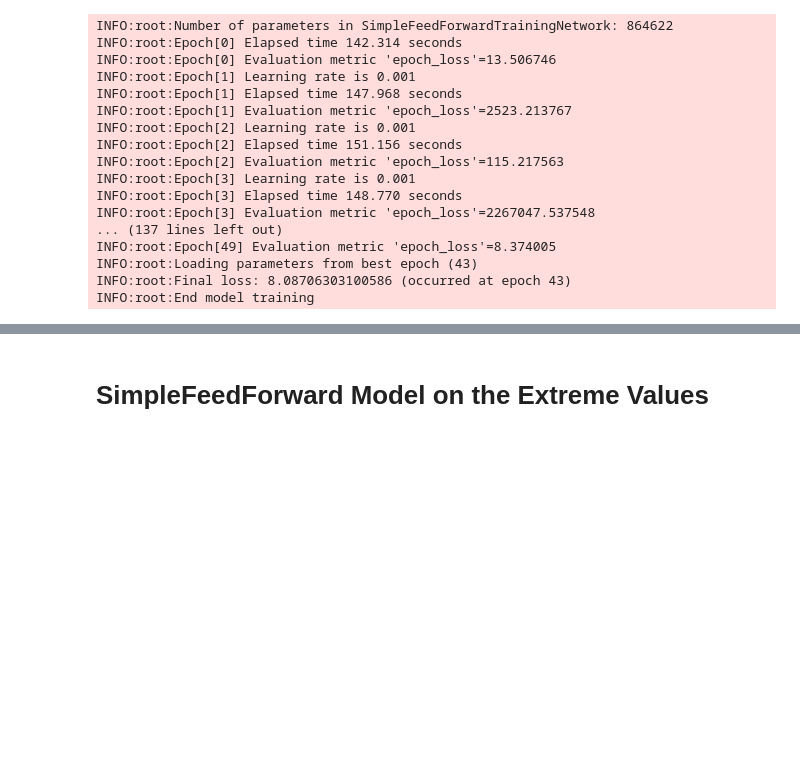
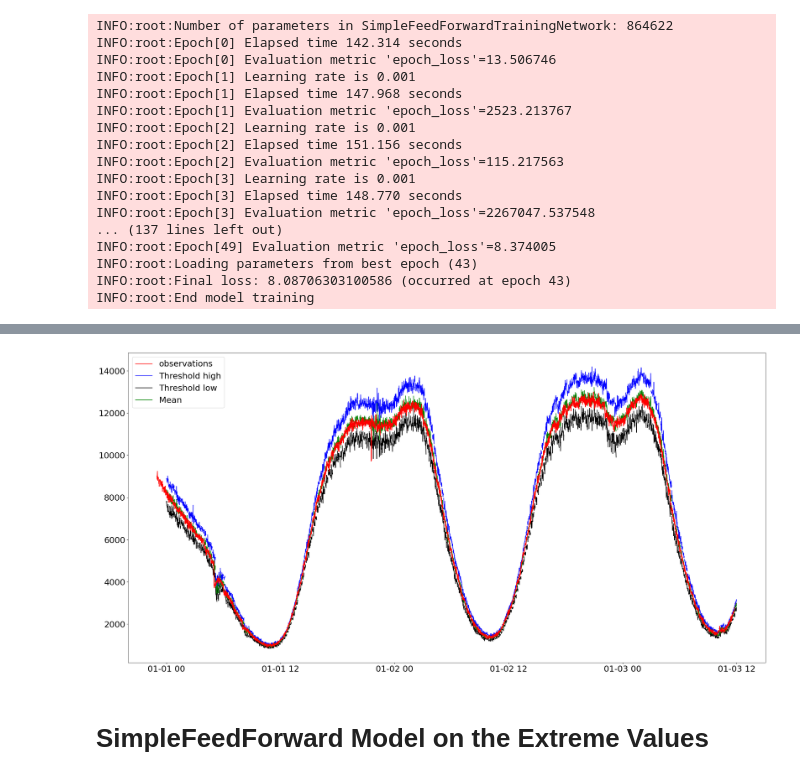
Before and after one commit to BingLiHanShuang/gluon-ts, a Jupyter notebook: US_POT_EVT.ipynb, the cells around one changed output, grey strips where cells are left out. Cells and saved outputs as stored; diff of their text form; code cells hidden in the pictures; blank space fills up the shorter version.

```diff
--- a/US_POT_EVT.ipynb
+++ b/US_POT_EVT.ipynb
@@ -2401,0 +2440,19 @@ plt.show()
+# %%
+from gluonts.distribution import GaussianOutput
+
+estimator_10 = SimpleFeedForwardEstimator(
+    num_hidden_dimensions=[10],
+    prediction_length=10,
+    context_length=60,
+    freq='1min',
+    trainer = Trainer(
+        epochs=50,
+        batch_size=25,
+        num_batches_per_epoch=100,
+        learning_rate=1e-3,
+        hybridize=False,
+        ),
+    distr_output = GaussianOutput()
+)
+
+predictor_10 = estimator_10.train(train_ds)
@@ -2401,0 +2481,62 @@ plt.show()
+# %%
+fig_10, ax_10 = plt.subplots(1, 1)
+
+def plot_prob_forecasts_10(recur, ts_entry, forecast_entry):
+    plot_length = 60+10
+#     prediction_intervals = (50.0,98.0)
+#     legend = ["observations", "median prediction"] + [f"{k}% prediction interval" for k in prediction_intervals][::-1]
+    prediction_intervals = [98.0]
+#     legend = ["observations", "median prediction"] + [f"{prediction_intervals[0]}% prediction interval"]
+    legend = ["observations", "Threshold high", "Threshold low", "Mean"]
+#     fig, ax = plt.subplots(1, 1)
+#     ts_entry[-plot_length:].plot(ax=ax, color='r')  # plot the time series
+    ax_10.plot(ts_entry, color='r', label='observations')
+#     print(ts_entry)
+#     forecast_entry.plot(prediction_intervals=prediction_intervals, color='g')
+    ax_10.plot(d.timestamps[701280-60*1+10*recur+60*1:701280-60*1+10*recur+60*1+10], forecast_entry.quantile(0.98), color='b', label='Threshold high')
+    ax_10.plot(d.timestamps[701280-60*1+10*recur+60*1:701280-60*1+10*recur+60*1+10], forecast_entry.quantile(0.02), color='black', label='Threshold low')
+    ax_10.plot(d.timestamps[701280-60*1+10*recur+60*1:701280-60*1+10*recur+60*1+10], forecast_entry.mean, color='g', label='Mean')
+    plt.grid(which="both")
+    plt.legend(legend, loc="upper left")
+
+peakover_10 = []
+peakbelow_10 = []
+threshold_over_10 = []
+threshold_below_10 = []
+mean_10 = []
+
+for recur_10 in range(360):
+    test_ds_10 = mk_ds(d[701280-60*1+10*recur_10:701280-60*1+10*recur_10+60*1+10]) #End: 1347422
+
+    forecast_it_10, ts_it_10 = make_evaluation_predictions(
+        dataset=test_ds_10,  # test dataset
+        predictor=predictor_10,  # predictor
+        num_samples=100,  # number of sample paths we want for evaluation
+    )
+
+    forecasts_10 = list(forecast_it_10)
+    tss_10 = list(ts_it_10)
+
+    # first entry of the time series list
+    ts_entry_10 = tss_10[0]
+
+    # first entry of test_ds
+    test_ds_entry_10 = next(iter(test_ds_10))
+
+    # first entry of the forecast list
+    forecast_entry_10 = forecasts_10[0]
+
+    #Compute the threshold above and below the series, and compute the extreme values
+#     print(ts_entry_10)
+#     print(len(ts_entry_10))
+    for i_10 in range(len(forecast_entry_10.quantile(0.98))):
+        threshold_high_10 = (forecast_entry_10.quantile(0.98))[i_10]
+        threshold_low_10 = (forecast_entry_10.quantile(0.02))[i_10]
+        peakover_10.append(ts_entry_10[0][59+i_10] - threshold_high_10 if ts_entry_10[0][59+i_10] - threshold_high_10 >= 0 else np.nan)
+        peakbelow_10.append(threshold_low_10 - ts_entry_10[0][59+i_10] if ts_entry_10[0][59+i_10] - threshold_low_10 <= 0 else np.nan)
+
+    plot_prob_forecasts_10(recur_10, ts_entry_10, forecast_entry_10)
+
+plt.show()
+# %% [output]
+[figure, added]
```
Also changed, not shown: parts of 4 cells of this notebook.
